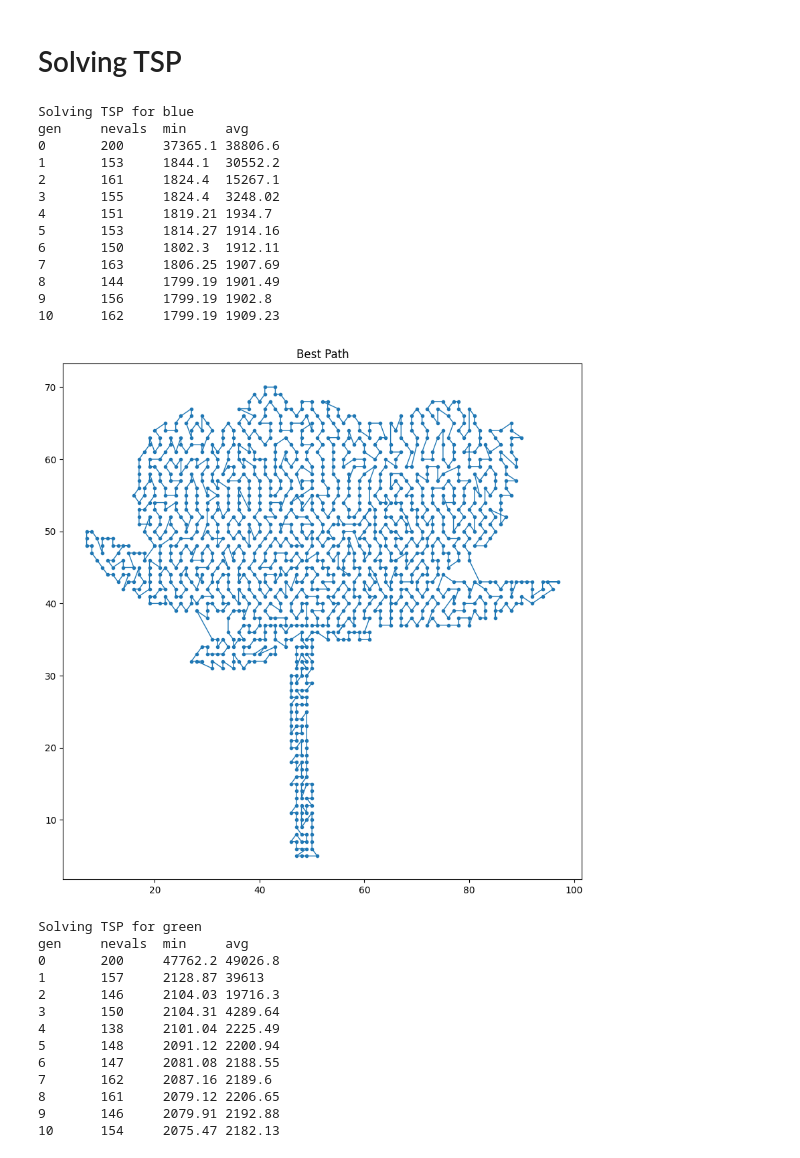
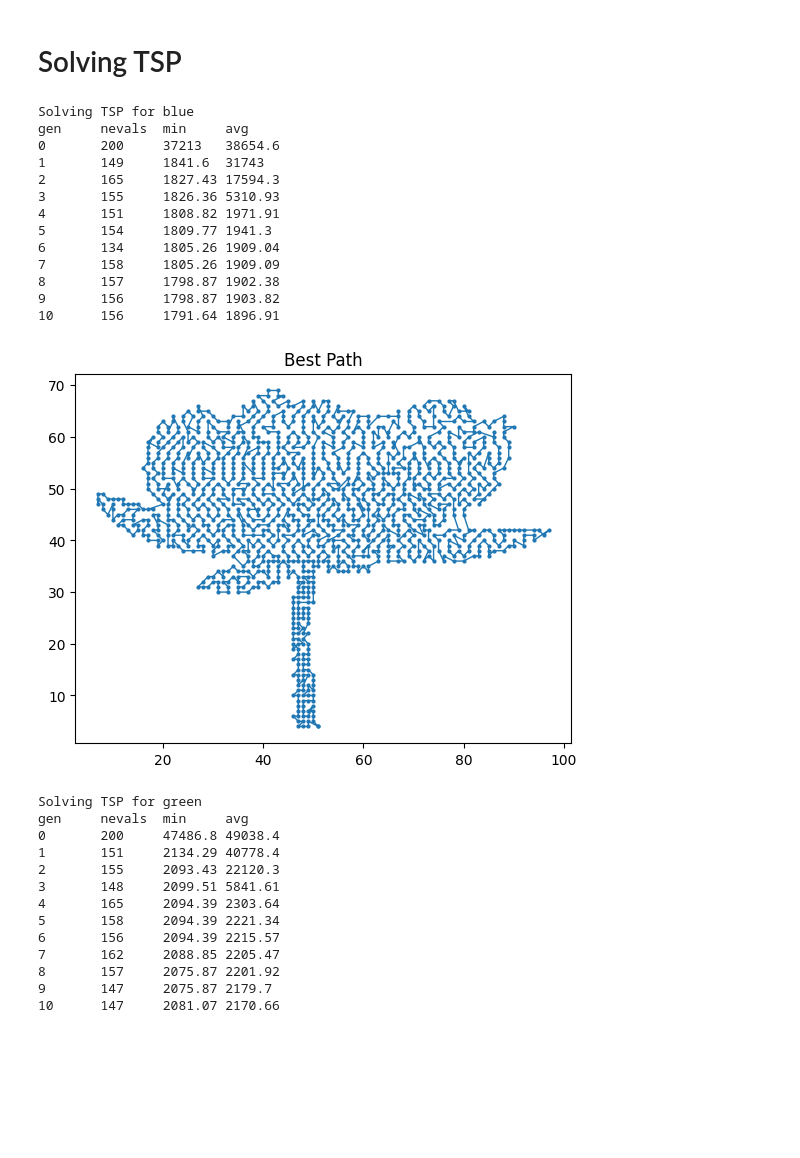
Before and after one commit to AnafKarf/NIC_Project_TSPart, a Jupyter notebook: experiments/dithering_and_colors_experiment.ipynb, the cells around one changed output. Saved outputs shown, nothing was run; the diff lists cells and outputs as text; code cells hidden in the pictures; blank space fills up the shorter version.

Commit message:
Update color experiment images

```diff
--- a/experiments/dithering_and_colors_experiment.ipynb
+++ b/experiments/dithering_and_colors_experiment.ipynb
@@ -397,31 +502,31 @@ class TSP_GA:
 # %%
-solver = TSP_GA("../images/small_lotus.png")
+solver = TSP_GA("small_lotus.png")
 solver.solve_color()
 # %% [output]
 Solving TSP for blue
 gen     nevals  min     avg
-0       200     37365.1 38806.6
-1       153     1844.1  30552.2
-2       161     1824.4  15267.1
-3       155     1824.4  3248.02
-4       151     1819.21 1934.7
-5       153     1814.27 1914.16
-6       150     1802.3  1912.11
-7       163     1806.25 1907.69
-8       144     1799.19 1901.49
-9       156     1799.19 1902.8
-10      162     1799.19 1909.23
+0       200     37213   38654.6
+1       149     1841.6  31743
+2       165     1827.43 17594.3
+3       155     1826.36 5310.93
+4       151     1808.82 1971.91
+5       154     1809.77 1941.3
+6       134     1805.26 1909.04
+7       158     1805.26 1909.09
+8       157     1798.87 1902.38
+9       156     1798.87 1903.82
+10      156     1791.64 1896.91
-[figure, old version]
+[figure, new version]
 Solving TSP for green
 gen     nevals  min     avg
-0       200     47762.2 49026.8
-1       157     2128.87 39613
-2       146     2104.03 19716.3
-3       150     2104.31 4289.64
-4       138     2101.04 2225.49
-5       148     2091.12 2200.94
-6       147     2081.08 2188.55
-7       162     2087.16 2189.6
-8       161     2079.12 2206.65
-9       146     2079.91 2192.88
-10      154     2075.47 2182.13
+0       200     47486.8 49038.4
+1       151     2134.29 40778.4
+2       155     2093.43 22120.3
+3       148     2099.51 5841.61
+4       165     2094.39 2303.64
+5       158     2094.39 2221.34
+6       156     2094.39 2215.57
+7       162     2088.85 2205.47
+8       157     2075.87 2201.92
+9       147     2075.87 2179.7
+10      147     2081.07 2170.66
```
Also changed, not shown: parts of 9 cells of this notebook.
